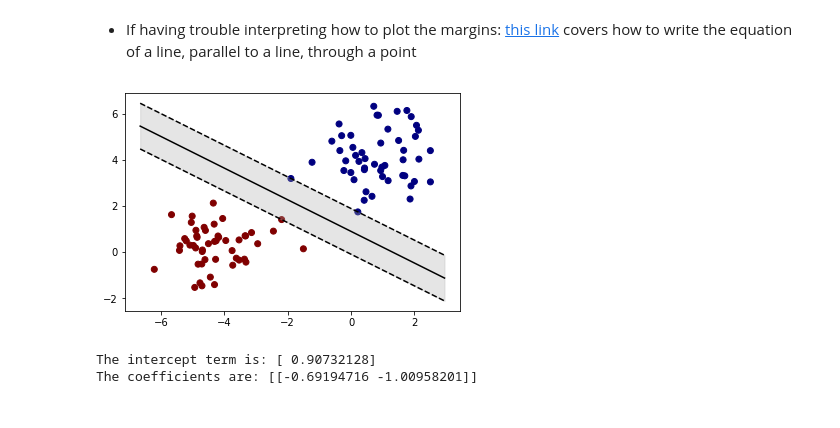
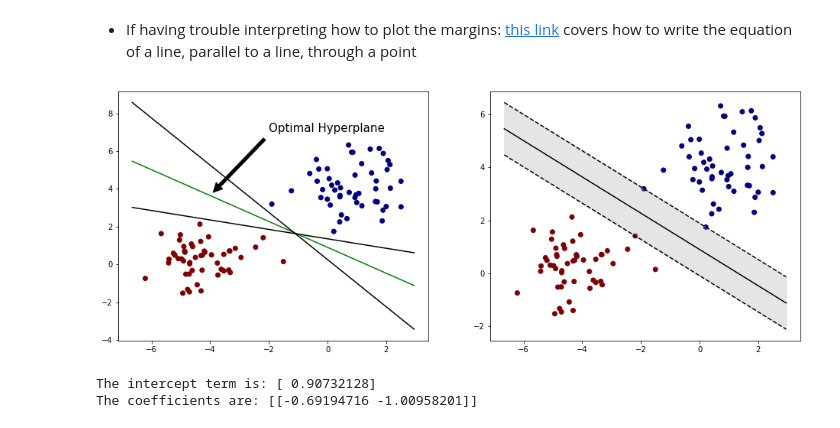
Before and after one commit to collinprather/Big-Data-Ignite-2018, a Jupyter notebook: Support_Vector_Machines/Max_Margin_clf.ipynb, the cells around one changed output. Cells and saved outputs as stored; diff of their text form; code cells hidden in the pictures.

```diff
--- a/Support_Vector_Machines/Max_Margin_clf.ipynb
+++ b/Support_Vector_Machines/Max_Margin_clf.ipynb
@@ -100,40 +100,68 @@ plt.savefig('many_hyps.png')
 # %% [markdown]
 * If having trouble interpreting how to plot the  margins: [this link](http://www.mathwarehouse.com/algebra/linear_equation/write-equation/equation-of-line-parallel-through-point.php) covers how to write the equation of a line, parallel to a line, through a point
 # %%
-plt.figure(figsize = (6,4))
-plt.scatter(X[:,0], X[:,1], c=y, cmap = 'jet')
+# define figure and add subplots
+fig, (ax1, ax2) = plt.subplots(1,2, figsize=(16,6))
+
+ax1.scatter(X[:,0], X[:,1], c=y, cmap = 'jet')
 
 
 # Get x and y lims
-ax = plt.gca()
-xlim = ax.get_xlim()
-ylim = ax.get_ylim()
+xlim = ax1.get_xlim()
+ylim = ax1.get_ylim()
+
+# get the separating hyperplane
+w = clf.coef_[0]
+a = -w[0] / w[1]
+xx = np.linspace(xlim[0], xlim[1], 100)
+yy = a * xx - (clf.intercept_[0]) / w[1]
+
+# plot optimal separating hyperplane
+ax1.plot(xx, yy, 'k-', c='g')
+
+#annotating optimal hyperplane
+ax1.annotate('Optimal Hyperplane', fontsize=15, xy=(-4, 3.65), xytext=(-2, 7),
+            arrowprops=dict(facecolor='black', shrink=0.05),)
+
+# plot other hyperplanes
+y1 = -1.25 * xx + .25
+ax1.plot(xx, y1, 'k-')
+y2 = -.25 * xx + 1.35
+ax1.plot(xx, y2, 'k-')
+
+
+#############################################################################################
+
+ax2.scatter(X[:,0], X[:,1], c=y, cmap = 'jet')
+
+
+# Get x and y lims
+xlim = ax2.get_xlim()
+ylim = ax2.get_ylim()
 
 # get the separating hyperplane
 w = clf.coef_[0]
 a = -w[0] / w[1]
 xx = np.linspace(xlim[0], xlim[1], 100)
 yy = a * xx - (clf.intercept_[0]) / w[1]
 
 # get the parallels to the separating hyperplane that pass through the
 # support vectors
 b = clf.support_vectors_[0]
 yy_down = a * xx + (b[1] - a * b[0])
 b = clf.support_vectors_[-1]
 yy_up = a * xx + (b[1] - a * b[0])
 
 # plot the line, the points, and the nearest vectors to the plane
-plt.plot(xx, yy, 'k-')
-plt.plot(xx, yy_down, 'k--')
-plt.plot(xx, yy_up, 'k--')
-plt.fill_between(xx, yy_down, yy_up, edgecolor='none', color='#AAAAAA', alpha=0.3)
+ax2.plot(xx, yy, 'k-')
+ax2.plot(xx, yy_down, 'k--')
+ax2.plot(xx, yy_up, 'k--')
+ax2.fill_between(xx, yy_down, yy_up, edgecolor='none', color='#AAAAAA', alpha=0.3)
 
 
-plt.axis('tight')
-plt.savefig('max_margin.png')
-plt.show()
+plt.savefig('Figures/opt_max_margin.png')
 # %% [output]
-[figure, old version]
+[figure, new version]
 # %%
 print('The intercept term is:', clf.intercept_, '\nThe coefficients are:', clf.coef_)
 # %% [output]
```
Also changed, not shown: parts of 3 cells of this notebook, 15 other files.
